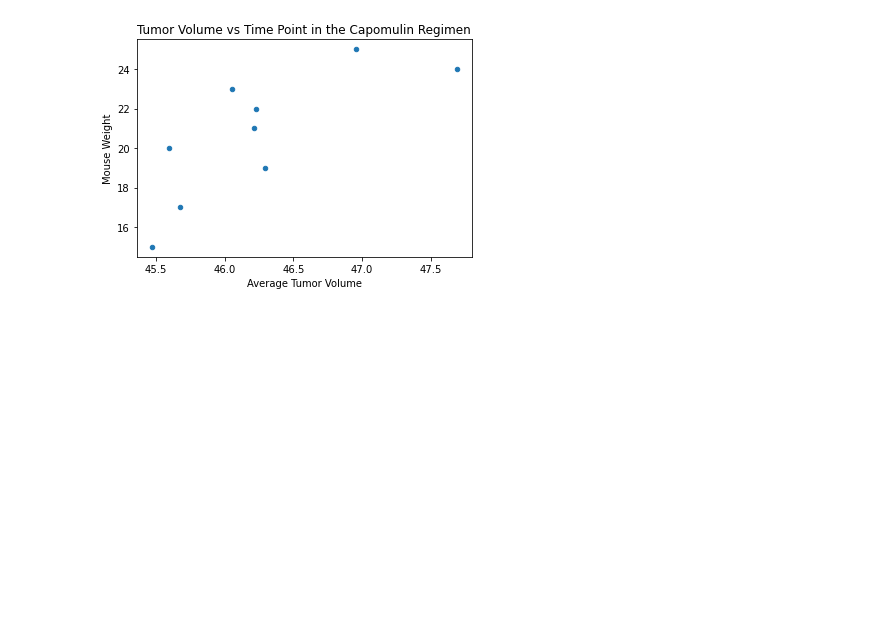
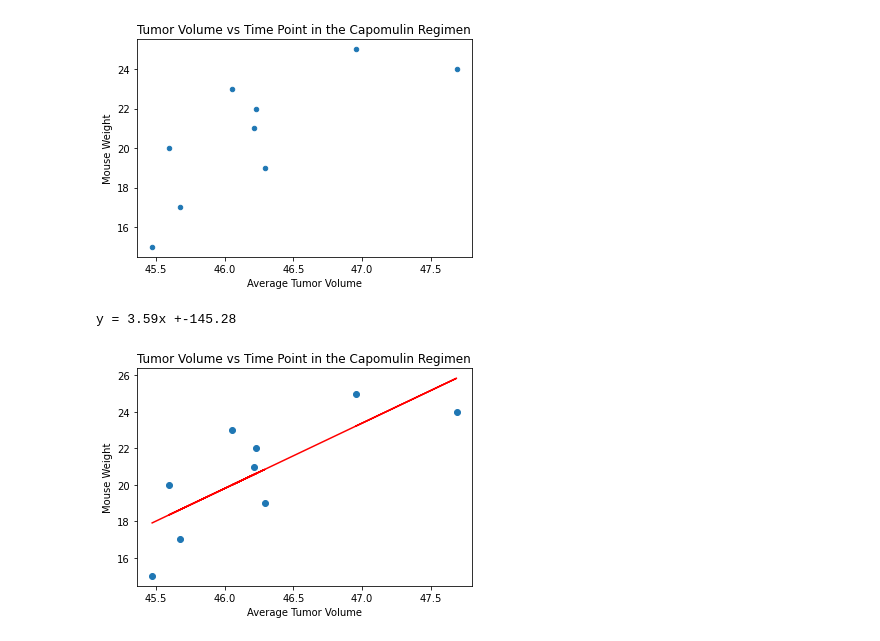
Before and after one commit to usa4148/the-power-of-plots, a Jupyter notebook: pymaceuticals_starter.ipynb, the cells around one changed output. Saved outputs shown, nothing was run; the diff lists cells and outputs as text; code cells hidden in the pictures; blank space fills up the shorter version.

Commit message:
Correlation and Regression+

```diff
--- a/pymaceuticals_starter.ipynb
+++ b/pymaceuticals_starter.ipynb
@@ -423,3 +425,36 @@ x = round(st.pearsonr(cap_plot['weight'],cap_plot['tumor_volume'])[0],2)
 cap_plot.plot.scatter(['tumor_volume'],['weight'],xlabel='Average Tumor Volume',ylabel='Mouse Weight',title="Tumor Volume vs Time Point in the Capomulin Regimen");
 # %% [output]
 [figure]
+# %%
+# Perform a linear regression on temperature vs. latitude
+x_values = cap_plot['tumor_volume']
+y_values = cap_plot['weight']
+
+(slope, intercept, rvalue, pvalue, stderr) = st.linregress(x_values, y_values)
+
+line_eq = "y = " + str(round(slope,2)) + "x +" + str(round(intercept,2))
+print(line_eq)
+# %% [output]
+y = 3.59x +-145.28
+# %%
+# Get regression values
+regress_values = x_values * slope + intercept
+#print(regress_values)
+# Create Plot
+plt.scatter(x_values,y_values,)
+plt.plot(x_values,regress_values,"r-")
+
+# Label plot and annotate the line equation
+#xlabel='Average Tumor Volume',ylabel='Mouse Weight',title="Tumor Volume vs Time Point in the Capomulin Regimen"
+plt.xlabel('Average Tumor Volume')
+plt.ylabel('Mouse Weight')
+plt.title('Tumor Volume vs Time Point in the Capomulin Regimen')
+#plt.annotate(line_eq,(20,15),fontsize=15,color="red")
+
+# Print r value
+#print(f"The r-value is: {rvalue**2}")
+#plt.figure(figsize=(12,8))
+# Show plot
+plt.show()
+# %% [output]
+[figure, added]
```
Also changed, not shown: parts of 1 cell of this notebook.
